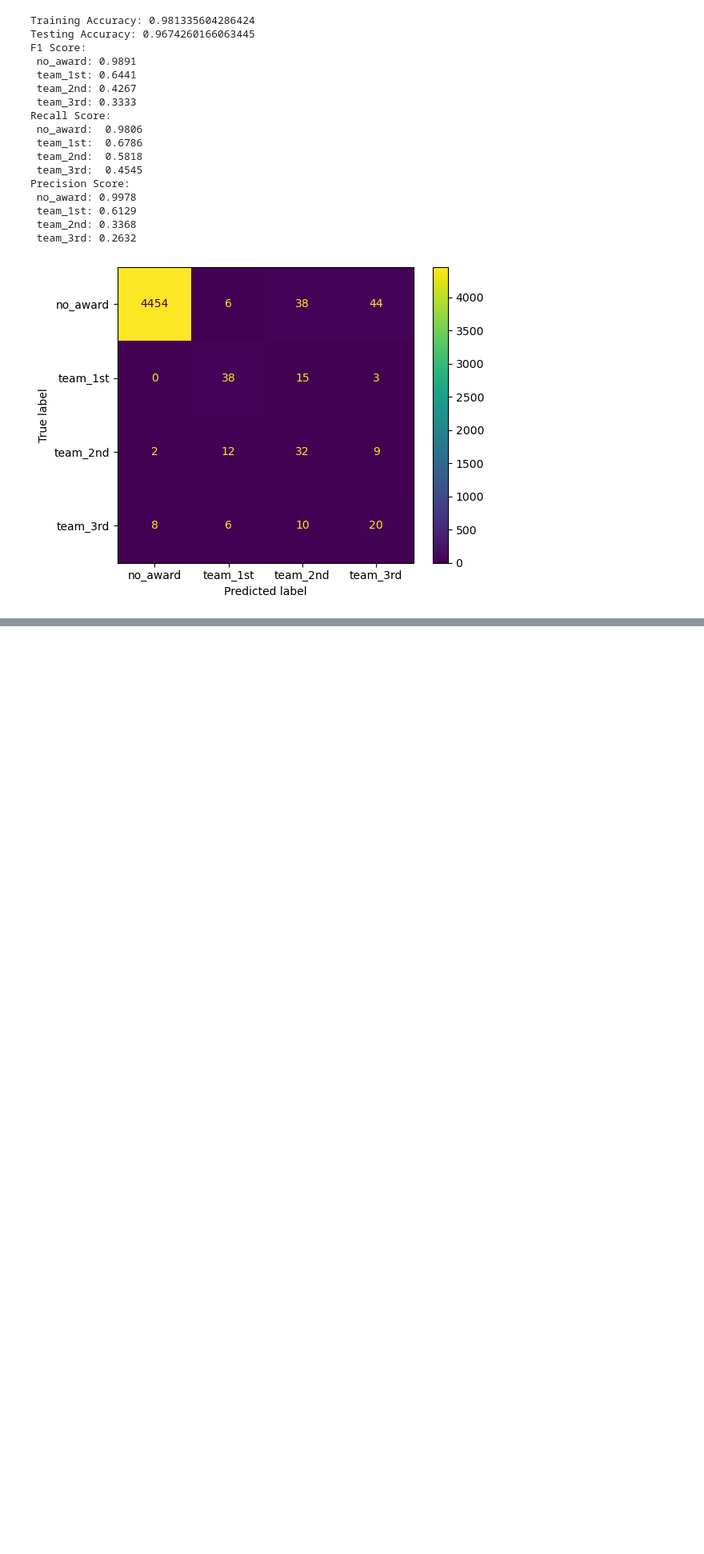
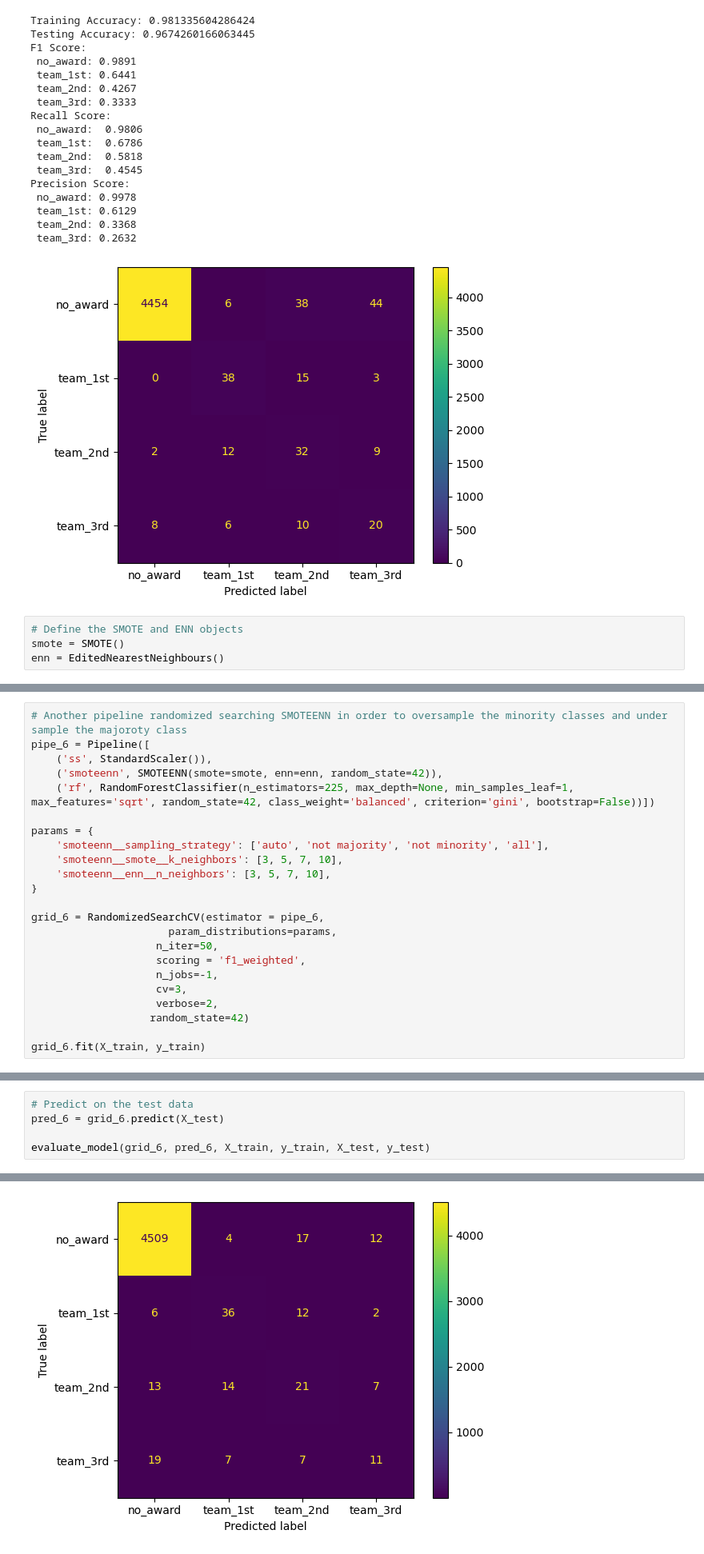
Before and after one commit to ewint814/All_NBA_Prediction, a Jupyter notebook: 03_Modeling.ipynb, the cells around one changed output, grey strips where cells are left out. Shown at 80% size. Drawn from its saved outputs; the diff is of its cells as text; blank space fills up the shorter version.

```diff
--- a/03_Modeling.ipynb
+++ b/03_Modeling.ipynb
@@ -452,3 +492,7 @@ Precision Score:
  team_2nd: 0.3368
  team_3rd: 0.2632
 [figure]
+# %%
+# Define the SMOTE and ENN objects
+smote = SMOTE()
+enn = EditedNearestNeighbours()
@@ -454,0 +501,23 @@ Precision Score:
+# %%
+# Another pipeline randomized searching SMOTEENN in order to oversample the minority classes and under sample the majoroty class
+pipe_6 = Pipeline([
+    ('ss', StandardScaler()),
+    ('smoteenn', SMOTEENN(smote=smote, enn=enn, random_state=42)),
+    ('rf', RandomForestClassifier(n_estimators=225, max_depth=None, min_samples_leaf=1, max_features='sqrt', random_state=42, class_weight='balanced', criterion='gini', bootstrap=False))])
+
+params = {
+    'smoteenn__sampling_strategy': ['auto', 'not majority', 'not minority', 'all'],
+    'smoteenn__smote__k_neighbors': [3, 5, 7, 10],
+    'smoteenn__enn__n_neighbors': [3, 5, 7, 10],
+}
+
+grid_6 = RandomizedSearchCV(estimator = pipe_6,
+                      param_distributions=params,
+                    n_iter=50,
+                    scoring = 'f1_weighted',
+                    n_jobs=-1,
+                    cv=3,
+                    verbose=2,
+                   random_state=42)
+
+grid_6.fit(X_train, y_train)
@@ -454,0 +566,6 @@ Precision Score:
+# %%
+# Predict on the test data
+pred_6 = grid_6.predict(X_test)
+
+evaluate_model(grid_6, pred_6, X_train, y_train, X_test, y_test)
+# %% [output]
@@ -454,0 +589 @@ Precision Score:
+[figure, added]
```
Also changed, not shown: parts of 31 cells of this notebook, 2 other files.
